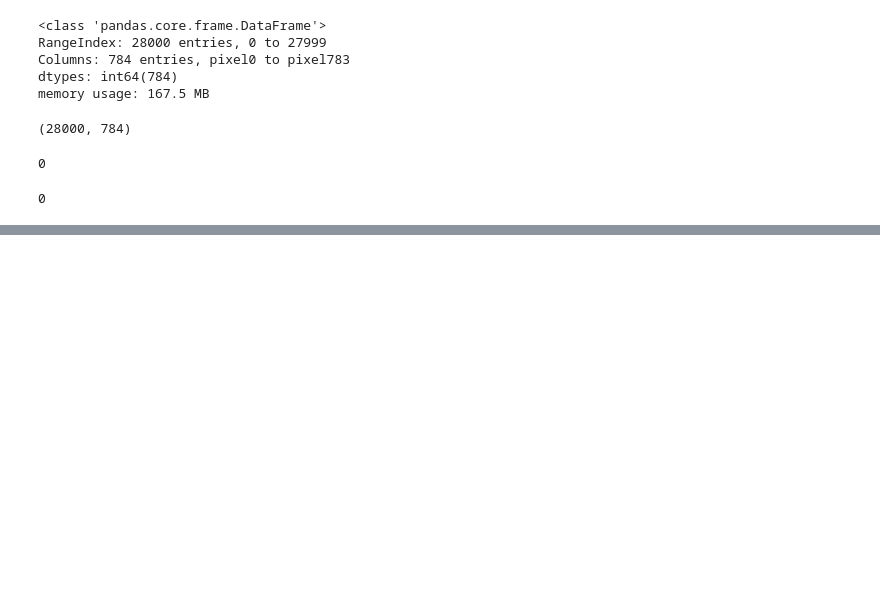
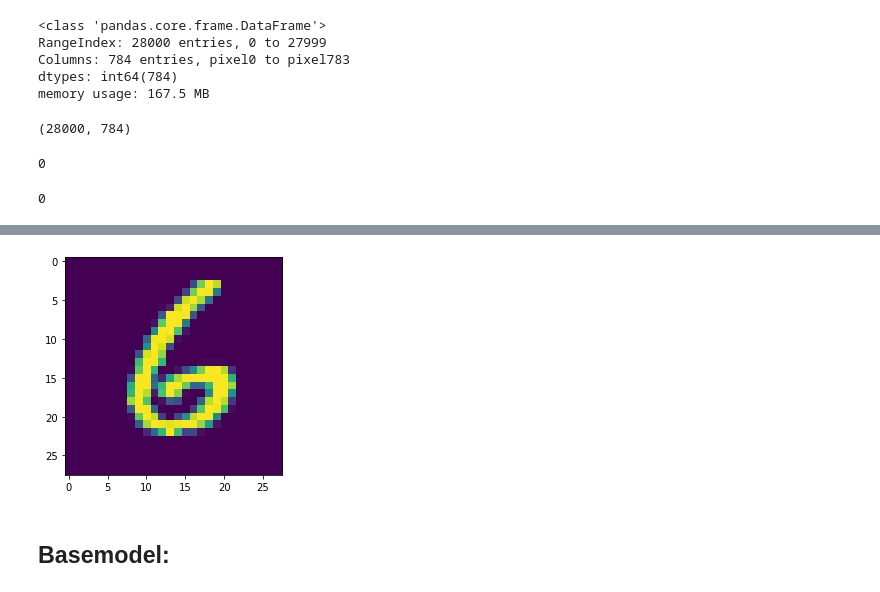
Before and after one commit to Eduardoosorio23/Digit_recognizer, a Jupyter notebook: Basemodel.ipynb, the cells around one changed output, grey strips where cells are left out. Drawn from its saved outputs; the diff is of its cells as text; code cells hidden in the pictures; blank space fills up the shorter version.

Commit message:
started modeling precess

```diff
--- a/Basemodel.ipynb
+++ b/Basemodel.ipynb
@@ -133,0 +121,9 @@ plt.show()
+# %%
+from sklearn.model_selection import train_test_split
+from sklearn.preprocessing import StandardScaler
+
+X = train_set.drop('label', axis=1)
+y = train_set['label']
+
+
+X_train, X_test, y_train, y_test = train_test_split(X, y, test_size = 0.2)
@@ -133,0 +135,4 @@ plt.show()
+# %%
+#Reshaping 1D Vectors to 3d Matrices
+X_train = X_train.values.reshape(-1, 28, 28, 1)
+X_test = X_test.values.reshape(-1, 28, 28, 1)
@@ -133,0 +164,3 @@ plt.show()
+# %%
+g = plt.imshow(X_train[11][:,:])
+# %% [output]
@@ -133,0 +168,3 @@ plt.show()
+[figure, added]
+# %% [markdown]
+## Basemodel:
```
Also changed, not shown: parts of 13 cells of this notebook.
